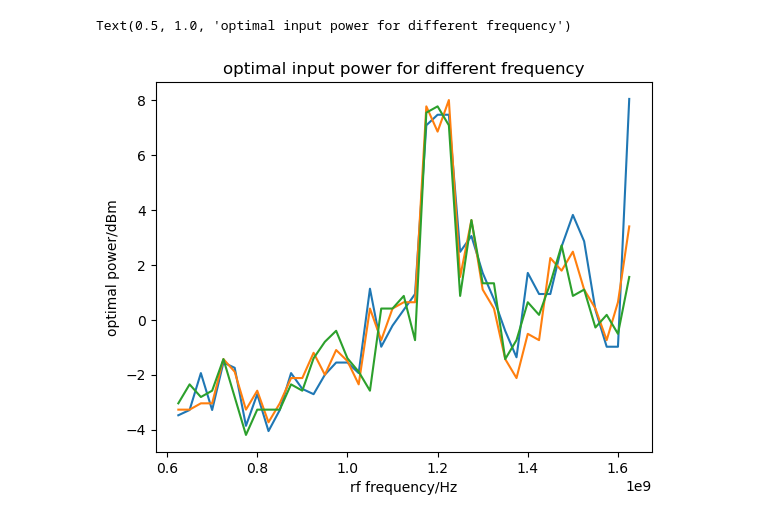
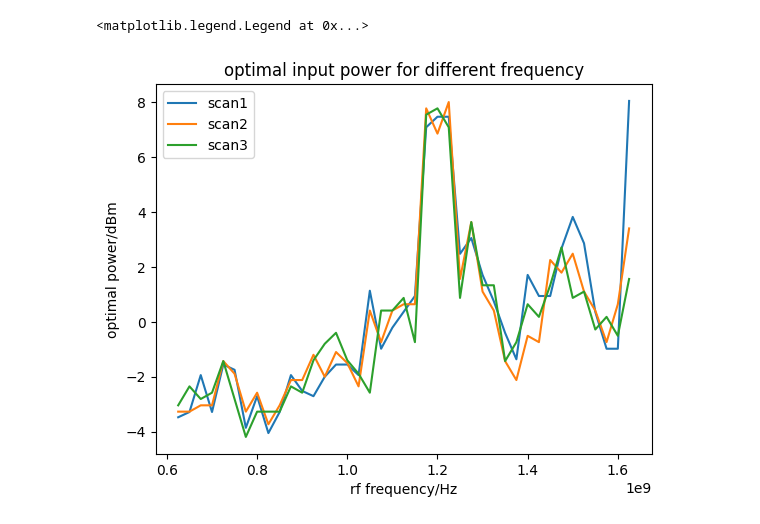
Before and after one commit to yyhshdu1/new_cavity, a Jupyter notebook: windfreak/interpolate_power_data.ipynb, the cells around one changed output. Cells and saved outputs as stored; diff of their text form; code cells hidden in the pictures.

```diff
--- a/windfreak/interpolate_power_data.ipynb
+++ b/windfreak/interpolate_power_data.ipynb
@@ -8,22 +8,23 @@ import matplotlib.pyplot as plt
 # %%
 # reading CSV file
 
 power_scan_data2 = read_csv("2023_4_9_NLTL_powerscan_25MHzstep2.csv")
 power_scan_data3 = read_csv("2023_4_9_NLTL_powerscan_25MHzstep3.csv")
 power_scan_data4 = read_csv("2023_4_9_NLTL_powerscan_25MHzstep4.csv")
 rf_fre2 = power_scan_data2["frequency [Hz]"].tolist()
 opt_power2 = power_scan_data2["input_power [dBm]"].tolist()
 opt_power3 = power_scan_data3["input_power [dBm]"].tolist()
 opt_power4 = power_scan_data4["input_power [dBm]"].tolist()
 plt.plot(rf_fre2,opt_power2)
 plt.plot(rf_fre2,opt_power3)
 plt.plot(rf_fre2,opt_power4)
 plt.xlabel("rf frequency/Hz")
 plt.ylabel("optimal power/dBm")
 plt.title("optimal input power for different frequency")
+plt.legend(["scan1","scan2","scan3"])
 # %% [output]
-Text(0.5, 1.0, 'optimal input power for different frequency')
+<matplotlib.legend.Legend at 0x...>
-[figure, old version]
+[figure, new version]
 # %%
 mean_opt_power =np.add(np.add(array(opt_power2), array(opt_power3)),array(opt_power4))/3
 plt.plot(rf_fre2, mean_opt_power)
```
Also changed, not shown: parts of 5 cells of this notebook, 1 other file.
